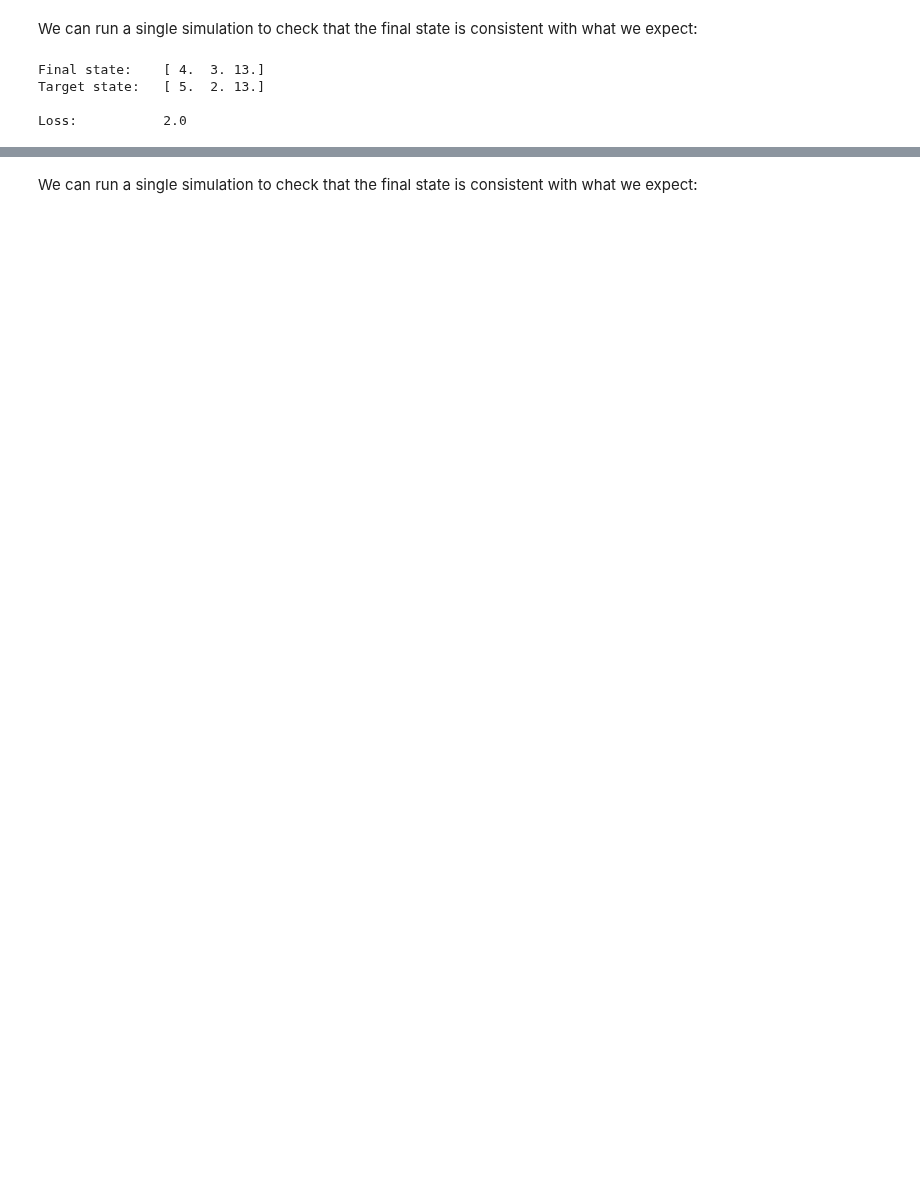
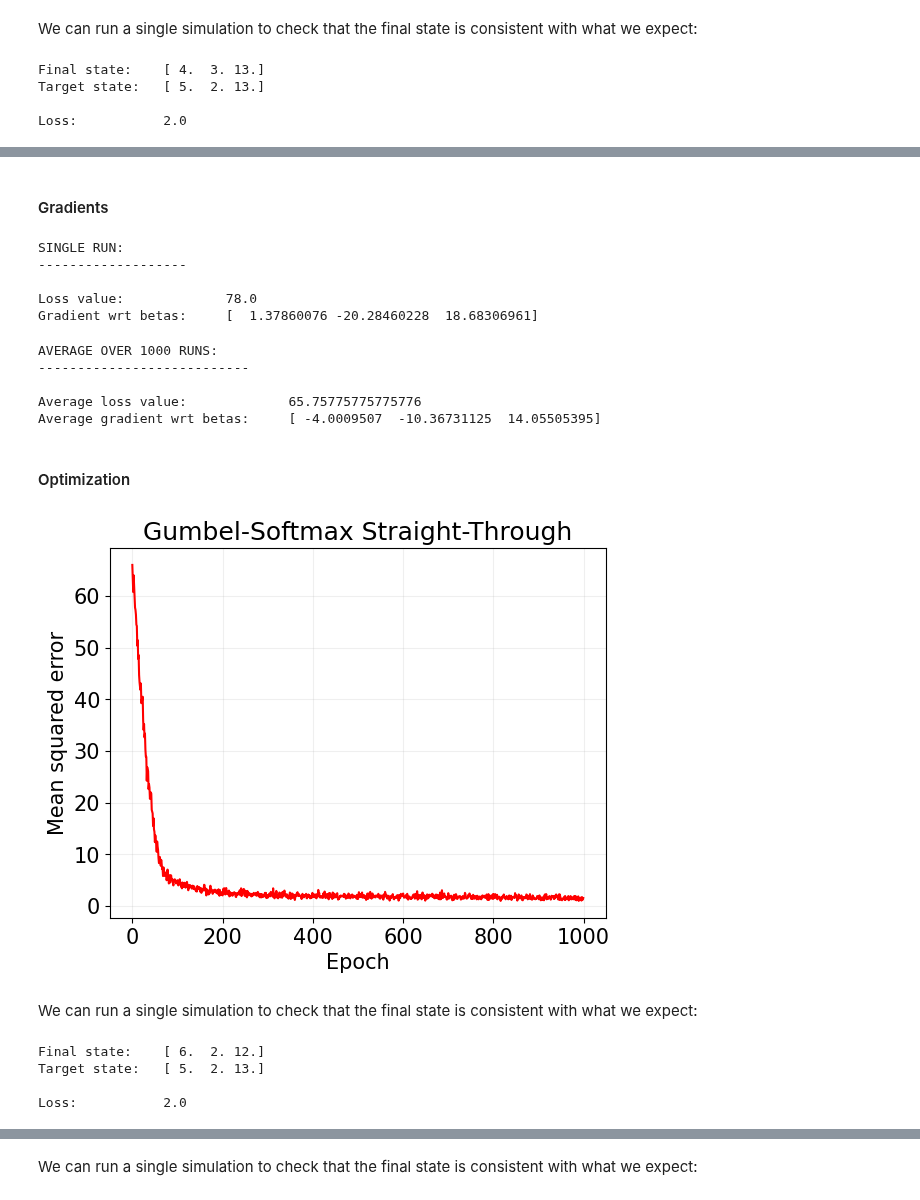
Before and after one commit to fmottes/jax-morph, a Jupyter notebook: tutorials/intro_to_optimization/02 - Optimization of stochastic simulations.ipynb, the cells around one changed output, grey strips where cells are left out. Cells and saved outputs as stored; diff of their text form; code cells hidden in the pictures; blank space fills up the shorter version.

Commit message:
add gumbel softmax + fixes

```diff
--- a/tutorials/intro_to_optimization/02 - Optimization of stochastic simulations.ipynb
+++ b/tutorials/intro_to_optimization/02 - Optimization of stochastic simulations.ipynb
@@ -511,0 +562,35 @@ Loss:           2.0
+# %% [markdown]
+#### Gradients
+# %%
+key, subkey = jax.random.split(key)
+o, g = jax.value_and_grad(GS_loss, argnums=2)(subkey, x0, betas, T, target_x)
+
+print('SINGLE RUN:\n-------------------\n')
+print(f'Loss value:\t\t{o}')
+print(f'Gradient wrt betas:\t{g}')
+# %% [output]
+SINGLE RUN:
+-------------------
+
+Loss value:             78.0
+Gradient wrt betas:     [  1.37860076 -20.28460228  18.68306961]
+# %%
+N_AVG = 1000
+
+key, *subkeys = jax.random.split(key, N_AVG)
+subkeys = np.asarray(subkeys)
+
+o, g = jax.vmap(jax.value_and_grad(GS_loss, argnums=2), in_axes=(0,None,None,None,None))(subkeys, x0, betas, T, target_x)
+
+print(f'AVERAGE OVER {N_AVG} RUNS:\n---------------------------\n')
+
+print(f'Average loss value:\t\t{o.mean()}')
+print(f'Average gradient wrt betas:\t{g.mean(0)}')
+# %% [output]
+AVERAGE OVER 1000 RUNS:
+---------------------------
+
+Average loss value:             65.75775775775776
+Average gradient wrt betas:     [ -4.0009507  -10.36731125  14.05505395]
+# %% [markdown]
+#### Optimization
@@ -512 +640,29 @@ Loss:           2.0
+# %%
+plt.plot(np.arange(EPOCHS), losses, 'r')
+
+plt.xlabel('Epoch')
+plt.ylabel('Mean squared error')
+plt.title('Gumbel-Softmax Straight-Through')
+
+# plt.yscale('log')
+
+plt.grid(alpha=.2)
+
+plt.show()
+# %% [output]
+[figure, added]
+# %% [markdown]
+We can run a single simulation to check that the final state is consistent with what we expect:
+# %%
+key, subkey = jax.random.split(key)
+xT = ST_simulation(subkey, x0, opt_params, T)
+
+print(f'Final state:\t{xT}')
+print(f'Target state:\t{target_x}\n')
+print(f'Loss:\t\t{loss_x(xT, target_x)}')
+# %% [output]
+Final state:    [ 6.  2. 12.]
+Target state:   [ 5.  2. 13.]
+
+Loss:           2.0
 # %% [markdown]
```
Also changed, not shown: parts of 12 cells of this notebook.
